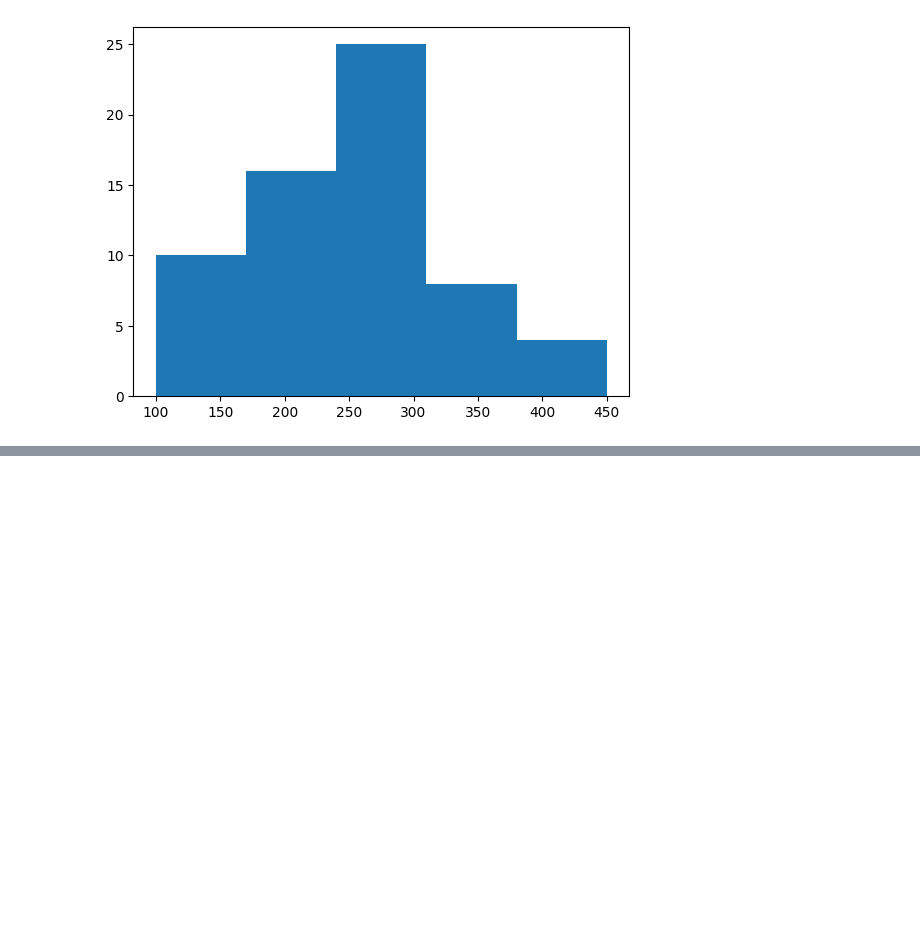
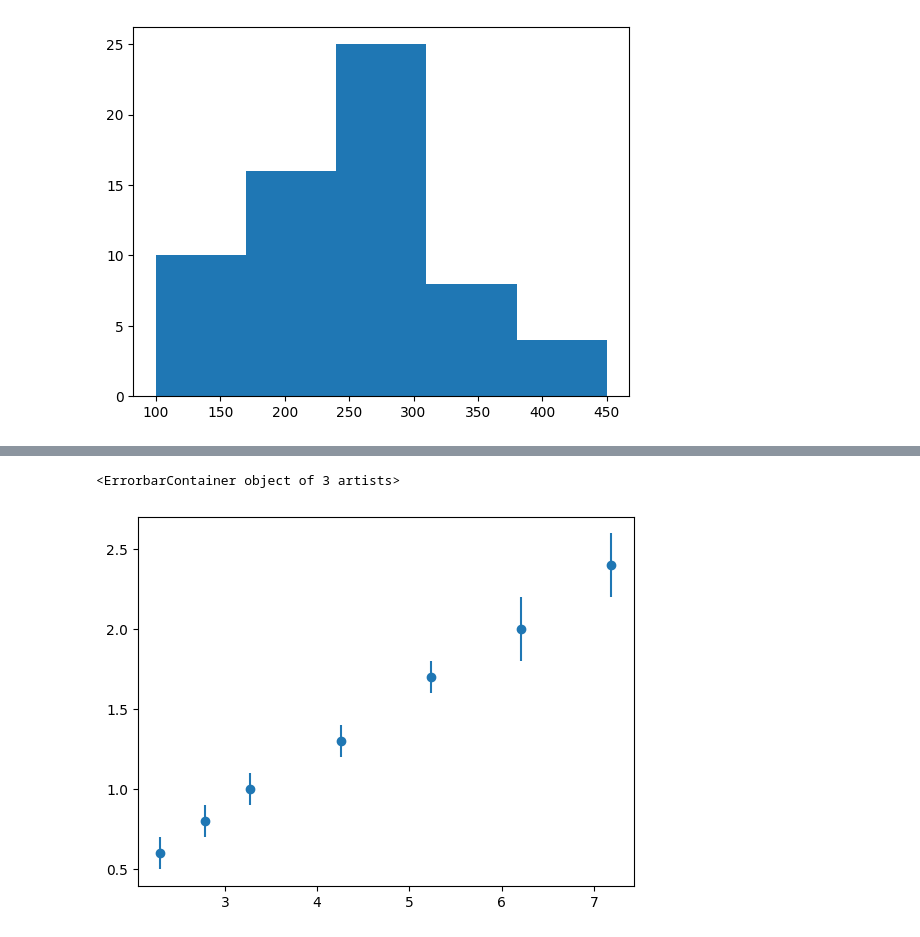
Before and after one commit to Hdavid1123/F-sica-Experimental-II-2024-1, a Jupyter notebook: Tarea_3/minimos_cuadrados.ipynb, the cells around one changed output, grey strips where cells are left out. Saved outputs shown, nothing was run; the diff lists cells and outputs as text; code cells hidden in the pictures; blank space fills up the shorter version.

```diff
--- a/Tarea_3/minimos_cuadrados.ipynb
+++ b/Tarea_3/minimos_cuadrados.ipynb
@@ -84,0 +117,5 @@ La desviación estándar es: 77.26
+# %%
+plt.errorbar(weight, wood_newtons, yerr= dwood_newtons, fmt='o', label='Puntos con barras de error')
+# %% [output]
+<ErrorbarContainer object of 3 artists>
+[figure, added]
```
Also changed, not shown: parts of 5 cells of this notebook.
